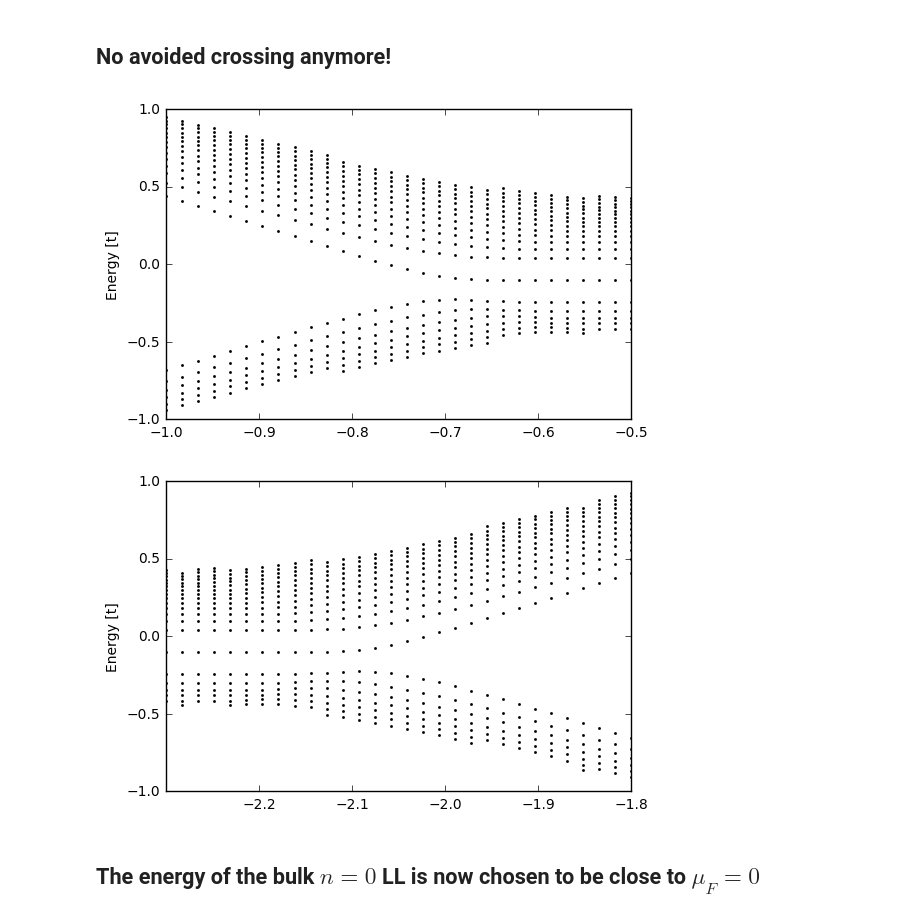
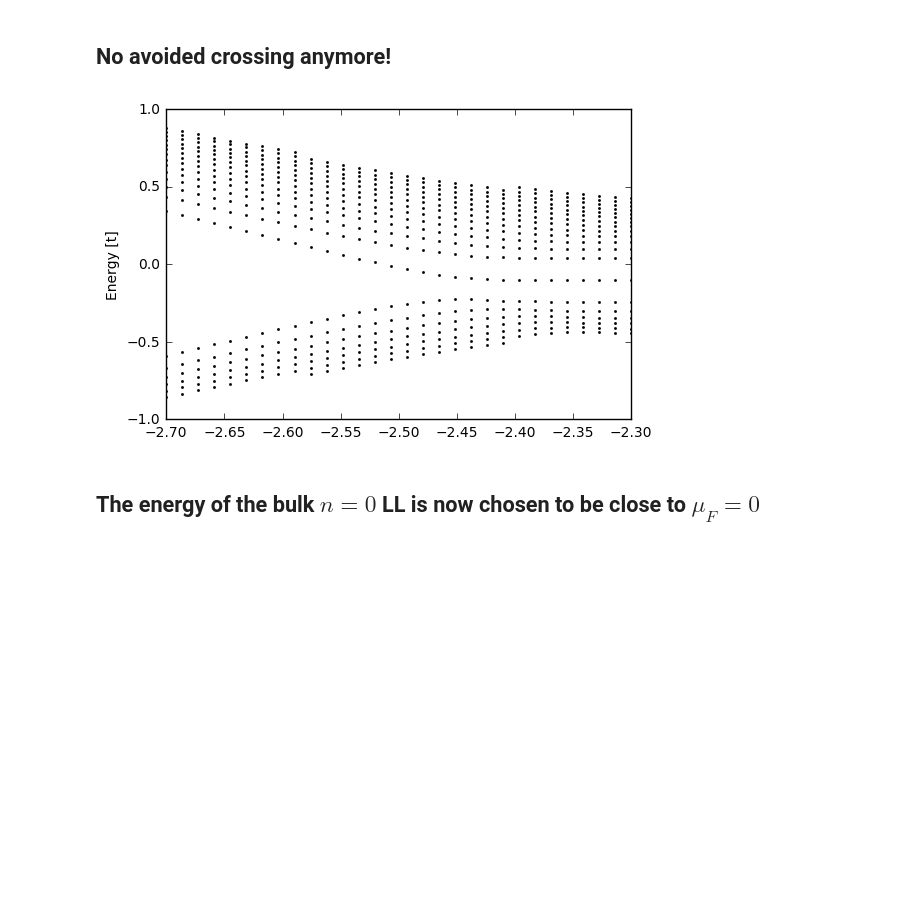
Before and after one commit to Artem-Ivashko/Vazifeh-Franz-magnetic-field, a Jupyter notebook: Wall-creep.ipynb, the cells around one changed output. Drawn from its saved outputs; the diff is of its cells as text; code cells hidden in the pictures; blank space fills up the shorter version.

```diff
--- a/Wall-creep.ipynb
+++ b/Wall-creep.ipynb
@@ -74,27 +75,20 @@ del pyMin, pyMax, pyCount, fsys_1D, params, evals, evecs
 # %%
 fsys_1D = diagonalizer.FinalizedSystem_1D(2000)
 
 params = copy(ParametersDefault)
+params.x_shift= 2000./2.
 params.lBinv2 = 1./20.**2
 params.EigenvectorsCount = 20
 params.pz = 0.631
 
-pyMin = -1.
-pyMax = -0.5
+pyMin = -2.7
+pyMax = -2.3
 pyCount = 30
 
 evals, evecs = pSweep_1D( fsys_1D, params, pyMin, pyMax, pCount=pyCount, yORzSweep = 'pySweep')
 spectrum_plot_1D(evals,pyMin,pyMax,pyCount)
-
-pyMin = -2.3
-pyMax = -1.8
-pyCount = 30
-
-evals, evecs = pSweep_1D( fsys_1D, params, pyMin, pyMax, pCount=pyCount, yORzSweep = 'pySweep')
-spectrum_plot_1D(evals,pyMin,pyMax,pyCount)
 # %% [output]
-[figure, old version]
+[figure, new version]
-[figure, removed]
 # %% [markdown]
 ## The energy of the bulk $n=0$ LL is now chosen to be close to $\mu_F = 0$
 # %%
```
Also changed, not shown: parts of 14 cells of this notebook, 2 other files.
